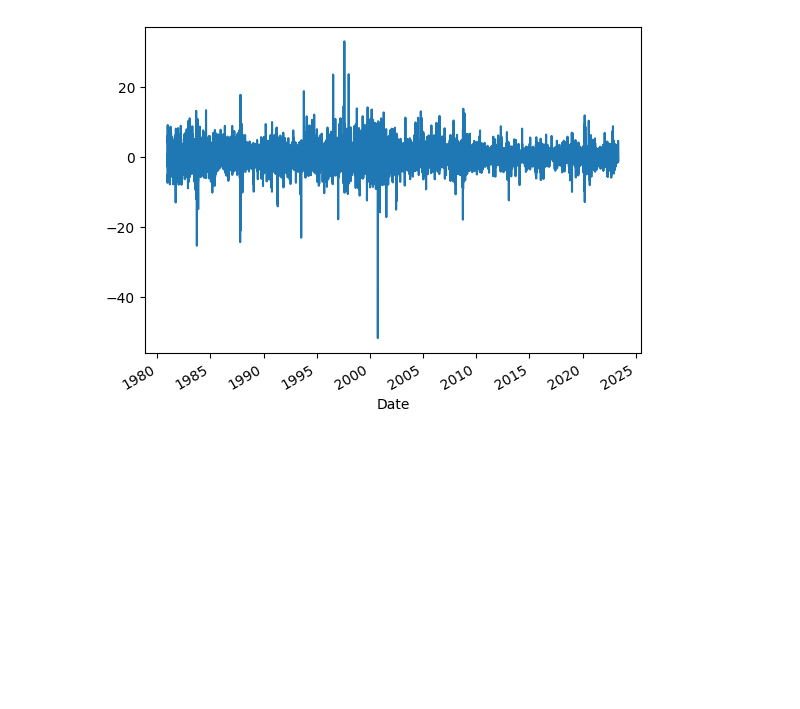
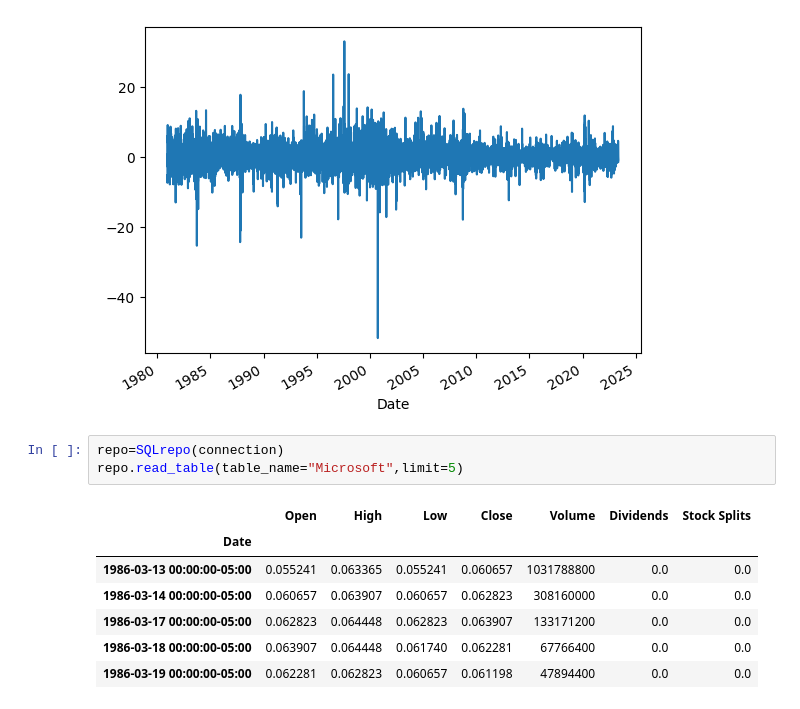
Before and after one commit to MohamedAbdElgni/ML-Stock-Ar-pred, a Jupyter notebook: test.ipynb, the cells around one changed output. Drawn from its saved outputs; the diff is of its cells as text; blank space fills up the shorter version.

```diff
--- a/test.ipynb
+++ b/test.ipynb
@@ -103,3 +137,14 @@ df_app['Return'].plot()
 # %% [output]
 <Axes: xlabel='Date'>
 [figure]
+# %%
+repo=SQLrepo(connection)
+repo.read_table(table_name="Microsoft",limit=5)
+# %% [output]
+|  | Open | High | Low | Close | Volume | Dividends | Stock Splits |
+| Date |  |  |  |  |  |  |  |
+| 1986-03-13 00:00:00-05:00 | 0.055241 | 0.063365 | 0.055241 | 0.060657 | 1031788800 | 0.0 | 0.0 |
+| 1986-03-14 00:00:00-05:00 | 0.060657 | 0.063907 | 0.060657 | 0.062823 | 308160000 | 0.0 | 0.0 |
+| 1986-03-17 00:00:00-05:00 | 0.062823 | 0.064448 | 0.062823 | 0.063907 | 133171200 | 0.0 | 0.0 |
+| 1986-03-18 00:00:00-05:00 | 0.063907 | 0.064448 | 0.061740 | 0.062281 | 67766400 | 0.0 | 0.0 |
+| 1986-03-19 00:00:00-05:00 | 0.062281 | 0.062823 | 0.060657 | 0.061198 | 47894400 | 0.0 | 0.0 |
```
Also changed, not shown: parts of 5 cells of this notebook, 6 other files.
